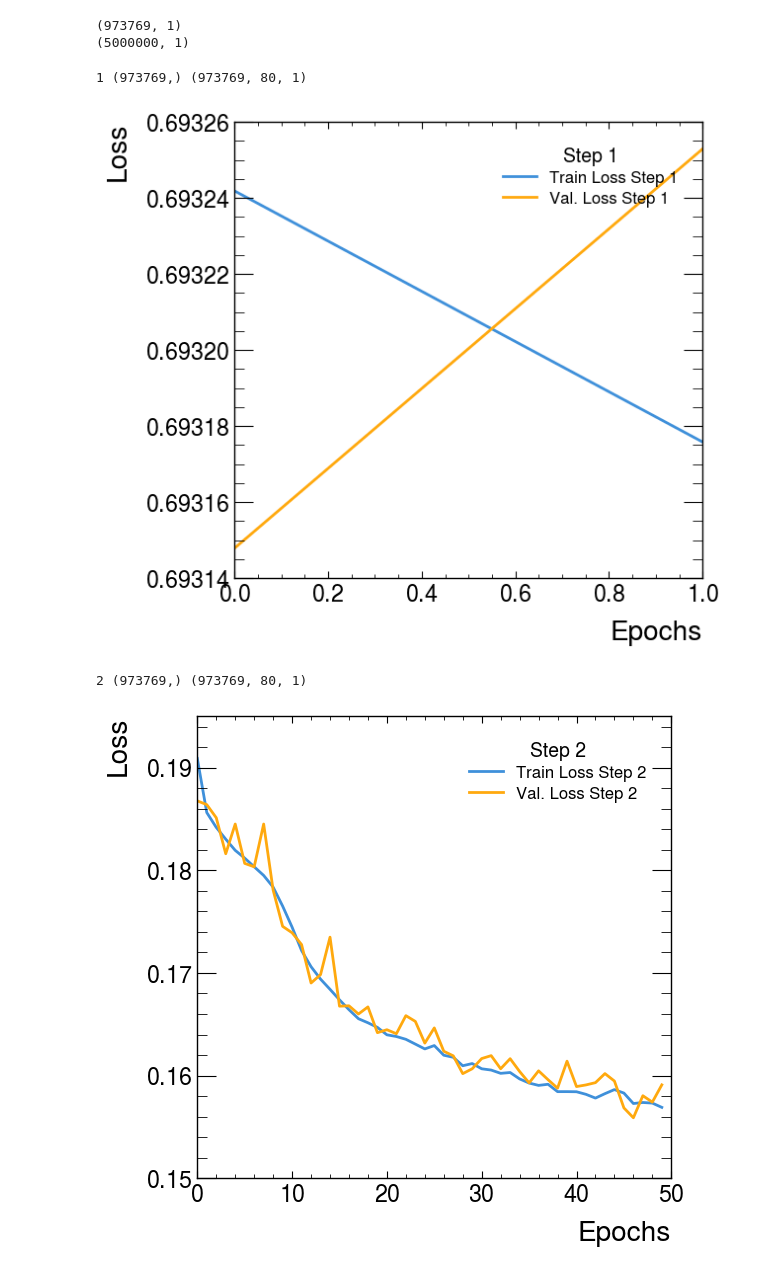
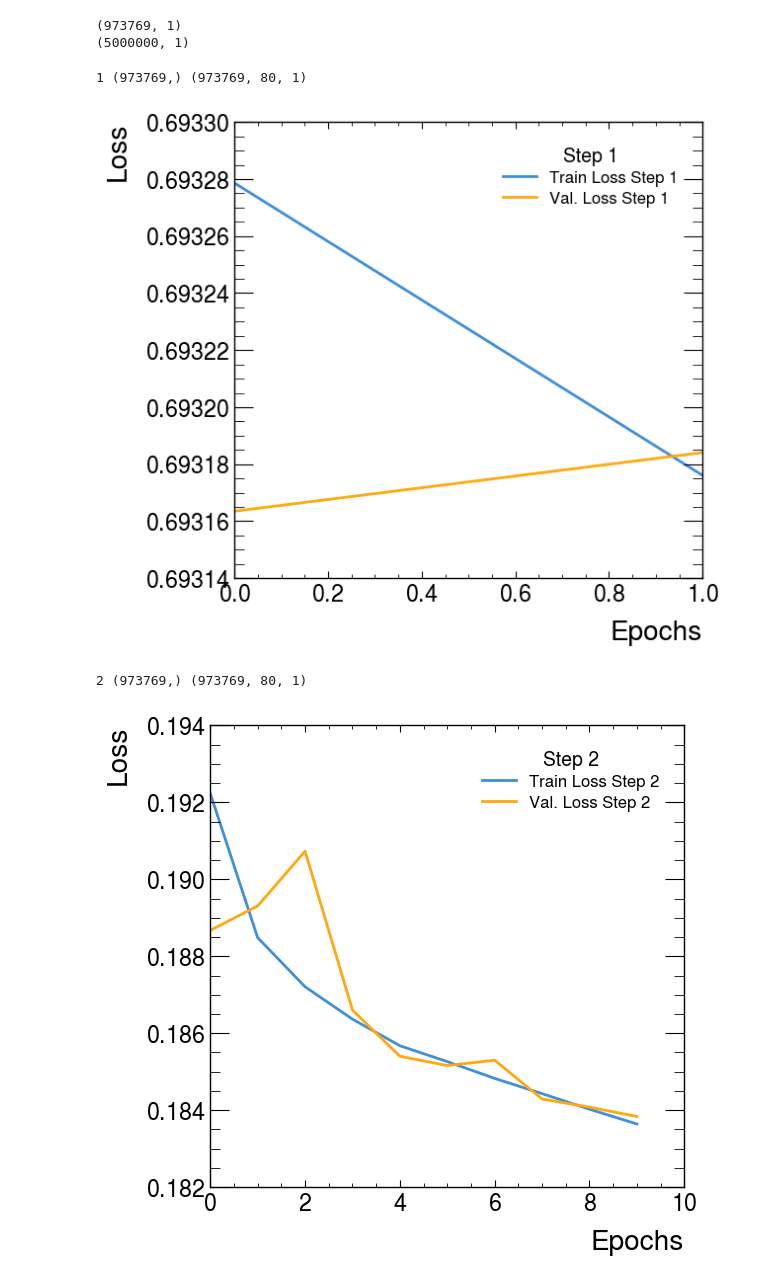
Before and after one commit to badeaa3/unfold-ee-logtau, a Jupyter notebook: ReweightMC/VisualizeReweightMC.ipynb, the cells around one changed output. Saved outputs shown, nothing was run; the diff lists cells and outputs as text; code cells hidden in the pictures.

Commit message:
working on reweighting and include a theory variation setting in train

```diff
--- a/ReweightMC/VisualizeReweightMC.ipynb
+++ b/ReweightMC/VisualizeReweightMC.ipynb
@@ -26,8 +30,7 @@ aleph_mc = rmc.loadDataParticles(
         filePath = rmc.mc_paths["ArchivedPYTHIA6"]["path"],
         treeName = rmc.mc_paths["ArchivedPYTHIA6"]["tree"],
         branches = rmc.mc_paths["ArchivedPYTHIA6"]["branches"],
-        maxNPart = 80,
-        padValue = -999
+        maxNPart = 80
     )
 print(aleph_mc.shape)
 
@@ -35,8 +38,7 @@ new_mc = rmc.loadDataParticles(
     filePath = rmc.mc_paths[new_mc_name]["path"],
     treeName = rmc.mc_paths[new_mc_name]["tree"],
     branches = rmc.mc_paths[new_mc_name]["branches"],
-    maxNPart = 80,
-    padValue = -999
+    maxNPart = 80
 )
 print(new_mc.shape)
 # %% [output]
@@ -74,36 +76,36 @@ new_mc_thrust = np.log(1-new_mc_thrust).flatten()
 (973769, 1)
 (5000000, 1)
 # %%
-training_dir = "training-7fd8a490" # "training-03936c4c"
+training_dir = "training-b9b40e15/0cf4db7f/model_weights_8b885815" # "training-7fd8a490"
 reweight = {}
 
 for i in [1, 2]:
     inFileName = f"/pscratch/sd/b/badea/aleph/unfold-ee-logtau/ReweightMC/results/{training_dir}/Reweight_Step{i}.reweight.npy"
     temp = np.load(inFileName)
     reweight[f"Step{i}"] = temp
     temp = np.tile(temp[:, np.newaxis, np.newaxis], (1, aleph_mc.shape[1], 1))
     reweight[f"Step{i}_tile"] = temp
     print(i, reweight[f"Step{i}"].shape, reweight[f"Step{i}_tile"].shape)
 
     # plot the loss
     fig, ax = plt.subplots(figsize=(6, 6))
     ax.set_xlabel('Epochs')
     ax.set_ylabel('Loss')
     with open(inFileName.replace(".reweight.npy", ".pkl"), 'rb') as f:
         temp = pickle.load(f)
     train_loss = temp['loss']
     val_loss = temp['val_loss']
     epochs = list(range(0, len(train_loss)))
     ax.plot(epochs, train_loss, label=f'Train Loss Step {i}')
     ax.plot(epochs, val_loss, label=f'Val. Loss Step {i}')
 
     ax.legend(fontsize=12, ncol=1, loc="upper right", title=f"Step {i}")
     plt.show()
 # %% [output]
 1 (973769,) (973769, 80, 1)
-[figure, old version]
+[figure, new version]
 2 (973769,) (973769, 80, 1)
-[figure, old version]
+[figure, new version]
 # %%
 conf = {
     "pmag" : {
```
Also changed, not shown: parts of 4 cells of this notebook, 3 other files.
